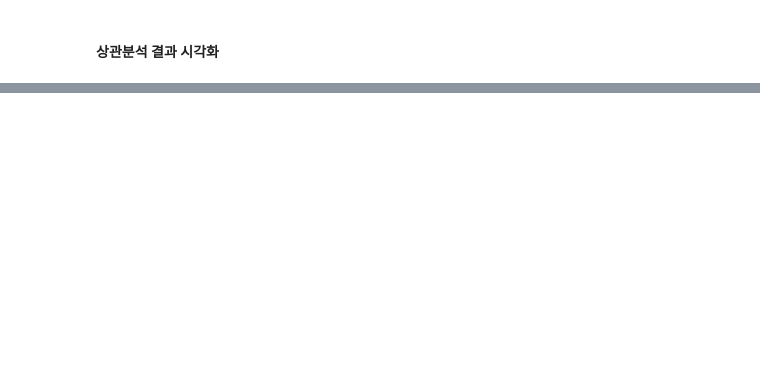
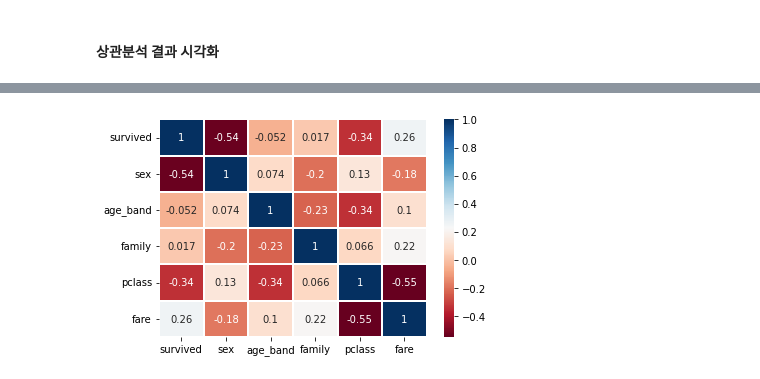
Before and after one commit to leesominn/StudyBigData, a Jupyter notebook: day04/titanic_survival_analysis.ipynb, the cells around one changed output, grey strips where cells are left out. Drawn from its saved outputs; the diff is of its cells as text; code cells hidden in the pictures; blank space fills up the shorter version.

```diff
--- a/day04/titanic_survival_analysis.ipynb
+++ b/day04/titanic_survival_analysis.ipynb
@@ -235,0 +269,19 @@ plt.show()
+# %%
+# 연령대를 가져오는 함수 만들기
+def category_age(x):
+    if x < 10:
+        return 0
+    elif x < 20:
+        return 1
+    elif x < 30:
+        return 2
+    elif x < 40:
+        return 3
+    elif x < 50:
+        return 4
+    elif x < 60:
+        return 5
+    elif x < 70:
+        return 6
+    else:
+        return 7
@@ -235,0 +293,2 @@ plt.show()
+# %%
+titanic['age_band'] = titanic['age'].apply(category_age)
@@ -235,0 +304,2 @@ plt.show()
+# %%
+titanic['sex'] = titanic['sex'].map({'male':1, 'female':0})
@@ -235,0 +315,3 @@ plt.show()
+# %%
+titanic['family'] = titanic['sibsp'] + titanic['parch'] + 1
+titanic.tail()
@@ -235,0 +327,9 @@ plt.show()
+# %%
+# 히트맵그리기
+heatmap_data = titanic[['survived', 'sex', 'age_band', 'family', 'pclass', 'fare']]
+color_map = plt.cm.RdBu
+
+sns.heatmap(data=heatmap_data.astype(float).corr(), linewidths=0.1, cmap=color_map, annot=True)  # square=True <- 사각형을 정사각형으로 바꿔주는 조건
+plt.show()
+# %% [output]
+[figure, added]
```
Also changed, not shown: parts of 11 cells of this notebook, 17 other files.
